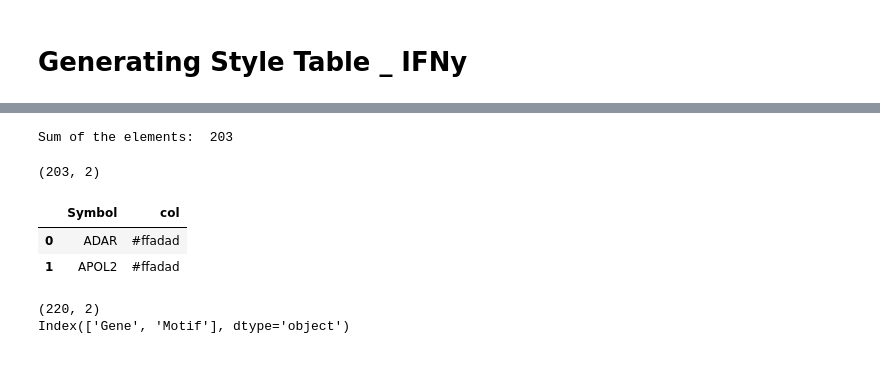
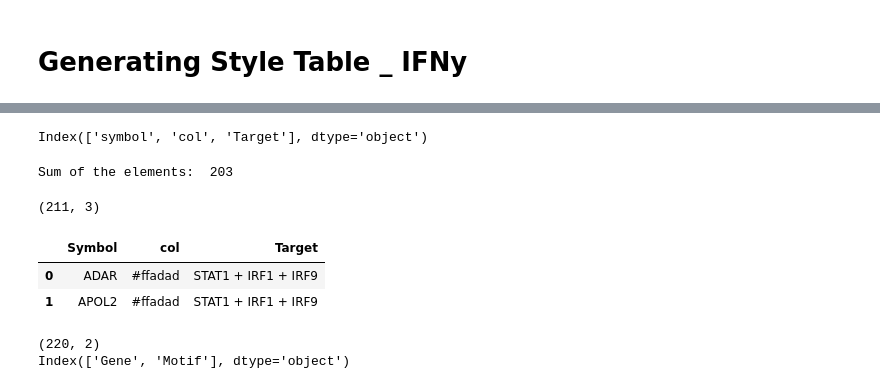
Before and after one commit to peculiar97/networks_motifs, a Jupyter notebook: New_analysis/Networks_new_analysis.ipynb, the cells around one changed output, grey strips where cells are left out. Cells and saved outputs as stored; diff of their text form; code cells hidden in the pictures.

```diff
--- a/New_analysis/Networks_new_analysis.ipynb
+++ b/New_analysis/Networks_new_analysis.ipynb
@@ -1103,3 +1173,10 @@ st1_ir9_only_only = pd.merge(st1_ir9_only, st1_ir1_9, how='left', indicator=True
 st1_ir9_only_only.shape
 # %% [output]
 (2,)
+# %%
+# overlapping between IRF1 and IRF9
+
+dfs = [ir1_ov_y, ir9_ov_y]
+ir1_9 = reduce(lambda left,right: pd.merge(left, right, on="symbol"), dfs).reset_index(drop=True).iloc[:,0]
+ir1_9_only = pd.merge(ir1_9, st1_ov_y, how='left', indicator=True).loc[lambda x: x['_merge'] == "left_only"].iloc[:,0]
+ir1_9_only.shape
@@ -1143,36 +1222,56 @@ ir9_only.shape
 # Preparing the colour table ***Modified version***
 
 #1
-columns = ["symbol", "col"]
+columns = ["symbol", "col", "Target"]
 df_st1_ir1_9 = pd.DataFrame(columns=columns)
 df_st1_ir1_9['symbol'] = st1_ir1_9
 df_st1_ir1_9['col'] = "#ffadad"
+df_st1_ir1_9['Target'] = "STAT1 + IRF1 + IRF9"
 
 #2
-columns = ["symbol", "col"]
+columns = ["symbol", "col", "Target"]
 df_ir1_only = pd.DataFrame(columns=columns)
 df_ir1_only['symbol'] = ir1_only
 df_ir1_only['col'] = "#ffd6a5"
-
+df_ir1_only['Target'] = "IRF1"
 #3
-columns = ["symbol", "col"]
+columns = ["symbol", "col", "Target"]
 df_st1_only = pd.DataFrame(columns=columns)
 df_st1_only['symbol'] = st1_only
 df_st1_only['col'] = "#fdffb6"
+df_st1_only['Target'] = "STAT1"
 
 #4
-columns = ["symbol", "col"]
+columns = ["symbol", "col", "Target"]
 df_st1_ir1_only = pd.DataFrame(columns=columns)
 df_st1_ir1_only['symbol'] = st1_ir1_only_only
 df_st1_ir1_only['col'] = "#caffbf"
+df_st1_ir1_only['Target'] = "STAT1 + IRF1"
 
-columns = ["symbol", "col"]
+#5
+columns = ["symbol", "col", "Target"]
 df_st1_ir9_only = pd.DataFrame(columns=columns)
 df_st1_ir9_only['symbol'] = st1_ir9_only_only
 df_st1_ir9_only['col'] = "#9bf6ff"
+df_st1_ir9_only['Target'] = "STAT1 + IRF9"
+
+#6 We are Not interested in this group!!
+#columns = ["symbol", "col", "Target"]
+#df_ir9_only = pd.DataFrame(columns=columns)
+#df_ir9_only['symbol'] = ir9_only
+#df_ir9_only['col'] = "#e5f5f9"
+#df_ir9_only['Target'] = "IRF9"
+
+#7
+columns = ["symbol", "col", "Target"]
+df_ir1_9_only = pd.DataFrame(columns=columns)
+df_ir1_9_only['symbol'] = ir1_9_only
+df_ir1_9_only['col'] = "#66c2a4"
+df_ir1_9_only['Target'] = "IRF1 + IRF9"
+
 
 # Collect all #s
-col_tabl = pd.concat([df_st1_ir1_9, df_ir1_only, df_st1_only, df_st1_ir1_only], ignore_index=True)
+col_tabl = pd.concat([df_st1_ir1_9, df_ir1_only, df_st1_only, df_st1_ir1_only, df_st1_ir9_only, df_ir1_9_only ], ignore_index=True)
 
 
 
@@ -1184,3 +1284,7 @@ array(['#ffadad', '#ffd6a5', '#fdffb6', '#caffbf'], dtype=object)
+# %%
+col_tabl.columns
+# %% [output]
+Index(['symbol', 'col', 'Target'], dtype='object')
 # %%
 # Calculating sum of the elements
 
@@ -1196,16 +1300,16 @@ Sum of the elements:  203
 # %%
 # Load colur table
 col_tabl['Symbol'] = col_tabl['symbol'].str.strip()
 
-col_tabl = col_tabl[['Symbol', 'col']]
+col_tabl = col_tabl[['Symbol', 'col', 'Target']]
 
 print(col_tabl.shape)
 col_tabl.head(2)
 # %% [output]
-(203, 2)
+(211, 3)
-|  | Symbol | col |
-| 0 | ADAR | #ffadad |
-| 1 | APOL2 | #ffadad |
+|  | Symbol | col | Target |
+| 0 | ADAR | #ffadad | STAT1 + IRF1 + IRF9 |
+| 1 | APOL2 | #ffadad | STAT1 + IRF1 + IRF9 |
 # %%
 # Load the latest version of motif file
 
```
Also changed, not shown: parts of 19 cells of this notebook.
